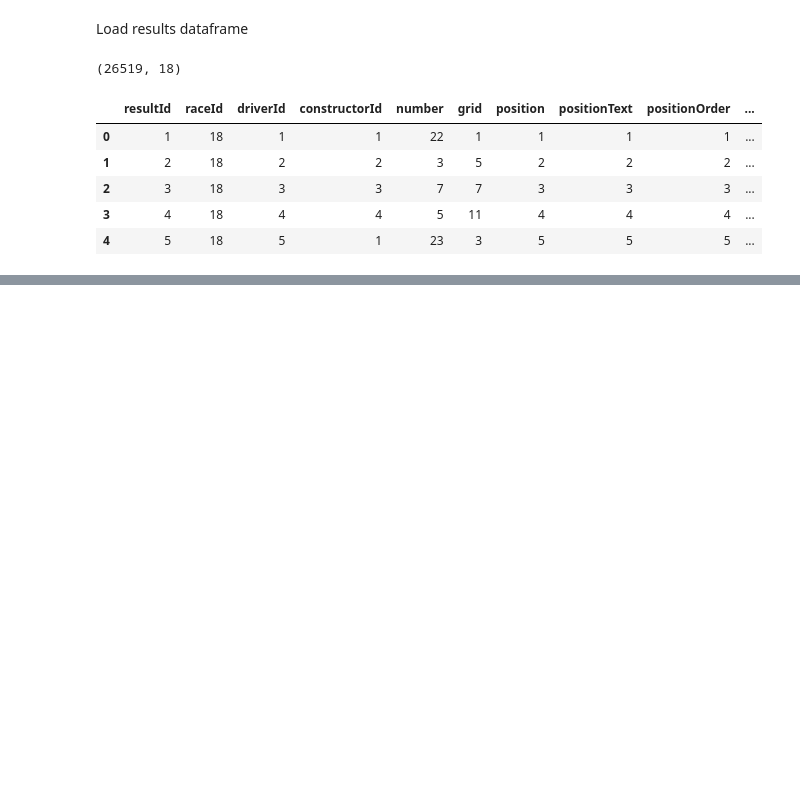
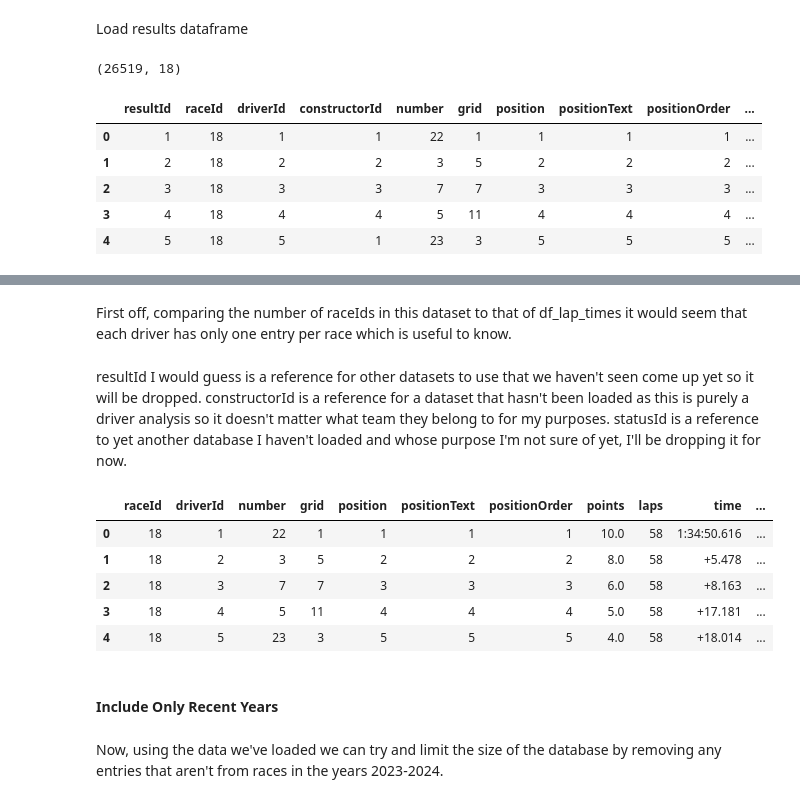
Before and after one commit to D-Cassidy/formula1-data-analysis, a Jupyter notebook: notebooks/driver_performance_analysis.ipynb, the cells around one changed output, grey strips where cells are left out. Drawn from its saved outputs; the diff is of its cells as text; code cells hidden in the pictures; blank space fills up the shorter version.

Commit message:
add data cleaning and data preprocessing to notebook

```diff
--- a/notebooks/driver_performance_analysis.ipynb
+++ b/notebooks/driver_performance_analysis.ipynb
@@ -128,0 +372,19 @@ data
+# %% [markdown]
+First off, comparing the number of raceIds in this dataset to that of df_lap_times it would seem that each driver has only one entry per race which is useful to know.
+# %% [markdown]
+resultId I would guess is a reference for other datasets to use that we haven't seen come up yet so it will be dropped. constructorId is a reference for a dataset that hasn't been loaded as this is purely a driver analysis so it doesn't matter what team they belong to for my purposes. statusId is a reference to yet another database I haven't loaded and whose purpose I'm not sure of yet, I'll be dropping it for now.
+# %%
+df_results.drop(labels=['resultId', 'constructorId', 'statusId'], axis='columns', inplace=True)
+# %%
+df_results.head()
+# %% [output]
+|  | raceId | driverId | number | grid | position | positionText | positionOrder | points | laps | time | ... |
+| 0 | 18 | 1 | 22 | 1 | 1 | 1 | 1 | 10.0 | 58 | 1:34:50.616 | ... |
+| 1 | 18 | 2 | 3 | 5 | 2 | 2 | 2 | 8.0 | 58 | +5.478 | ... |
+| 2 | 18 | 3 | 7 | 7 | 3 | 3 | 3 | 6.0 | 58 | +8.163 | ... |
+| 3 | 18 | 4 | 5 | 11 | 4 | 4 | 4 | 5.0 | 58 | +17.181 | ... |
+| 4 | 18 | 5 | 23 | 3 | 5 | 5 | 5 | 4.0 | 58 | +18.014 | ... |
+# %% [markdown]
+#### Include Only Recent Years
+# %% [markdown]
+Now, using the data we've loaded we can try and limit the size of the database by removing any entries that aren't from races in the years 2023-2024.
```
Also changed, not shown: parts of 52 cells of this notebook.
